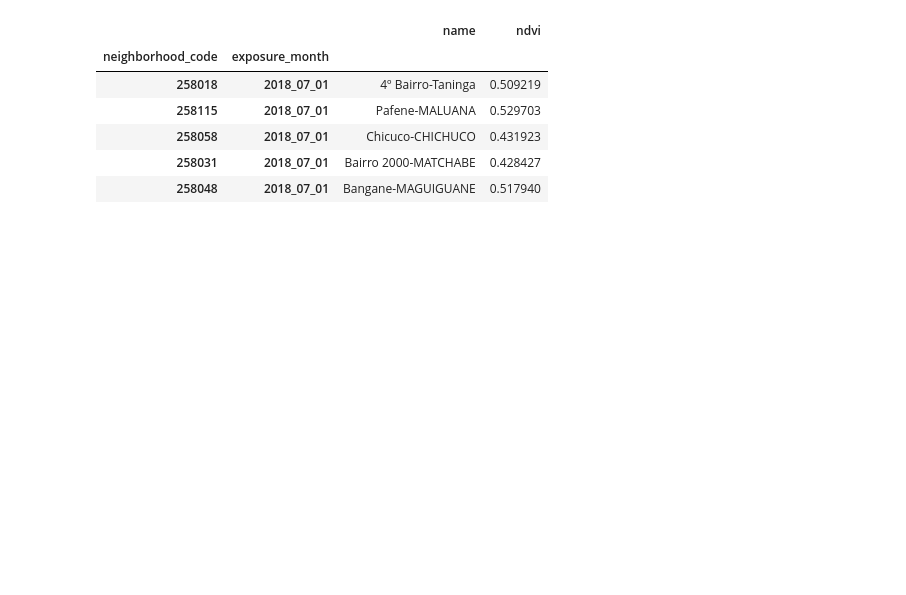
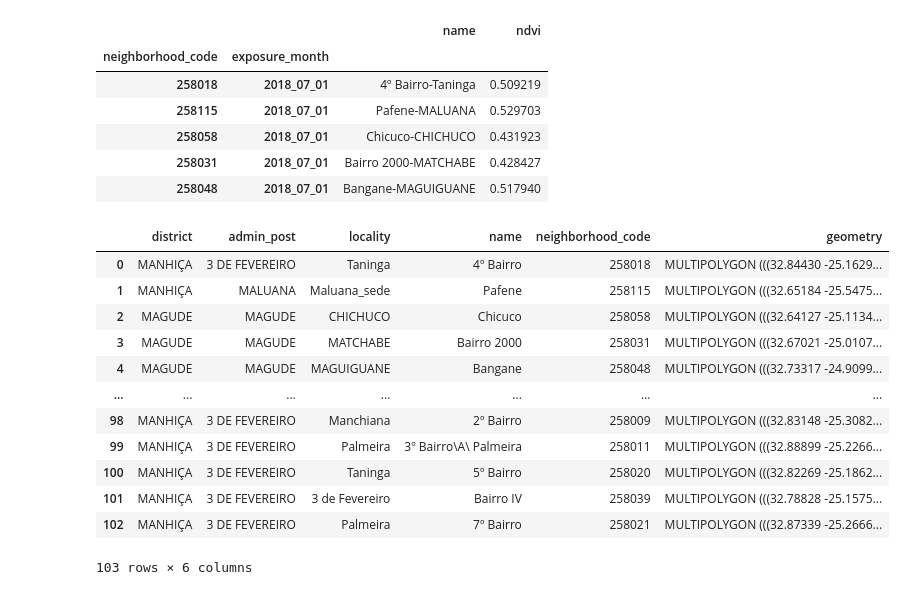
Before and after one commit to MSU-PALs/precisehealthgeo, a Jupyter notebook: Monthly Exposures by neighborhood.ipynb, the cells around one changed output. Saved outputs shown, nothing was run; the diff lists cells and outputs as text; code cells hidden in the pictures; blank space fills up the shorter version.

```diff
--- a/Monthly Exposures by neighborhood.ipynb
+++ b/Monthly Exposures by neighborhood.ipynb
@@ -171,3 +142,20 @@ ndvi.head()
 | 258048 | 2018_07_01 | Bangane-MAGUIGUANE | 0.517940 |
 # %%
 ndvi.to_csv('/content/drive/MyDrive/mozambique/zonal_stats/ndvi.csv')
+# %%
+gdf=gpd.read_file('/content/precisehealthgeo/shapefiles/precise_villages.gpkg', layer='mozambique')
+gdf
+# %% [output]
+|  | district | admin_post | locality | name | neighborhood_code | geometry |
+| 0 | MANHIÇA | 3 DE FEVEREIRO | Taninga | 4º Bairro | 258018 | MULTIPOLYGON (((32.84430 -25.1629... |
+| 1 | MANHIÇA | MALUANA | Maluana_sede | Pafene | 258115 | MULTIPOLYGON (((32.65184 -25.5475... |
+| 2 | MAGUDE | MAGUDE | CHICHUCO | Chicuco | 258058 | MULTIPOLYGON (((32.64127 -25.1134... |
+| 3 | MAGUDE | MAGUDE | MATCHABE | Bairro 2000 | 258031 | MULTIPOLYGON (((32.67021 -25.0107... |
+| 4 | MAGUDE | MAGUDE | MAGUIGUANE | Bangane | 258048 | MULTIPOLYGON (((32.73317 -24.9099... |
+| ... | ... | ... | ... | ... | ... | ... |
+| 98 | MANHIÇA | 3 DE FEVEREIRO | Manchiana | 2º Bairro | 258009 | MULTIPOLYGON (((32.83148 -25.3082... |
+| 99 | MANHIÇA | 3 DE FEVEREIRO | Palmeira | 3º Bairro\A\ Palmeira | 258011 | MULTIPOLYGON (((32.88899 -25.2266... |
+| 100 | MANHIÇA | 3 DE FEVEREIRO | Taninga | 5º Bairro | 258020 | MULTIPOLYGON (((32.82269 -25.1862... |
+| 101 | MANHIÇA | 3 DE FEVEREIRO | 3 de Fevereiro | Bairro IV | 258039 | MULTIPOLYGON (((32.78828 -25.1575... |
+| 102 | MANHIÇA | 3 DE FEVEREIRO | Palmeira | 7º Bairro | 258021 | MULTIPOLYGON (((32.87339 -25.2666... |
+103 rows × 6 columns
```
Also changed, not shown: parts of 14 cells of this notebook.
